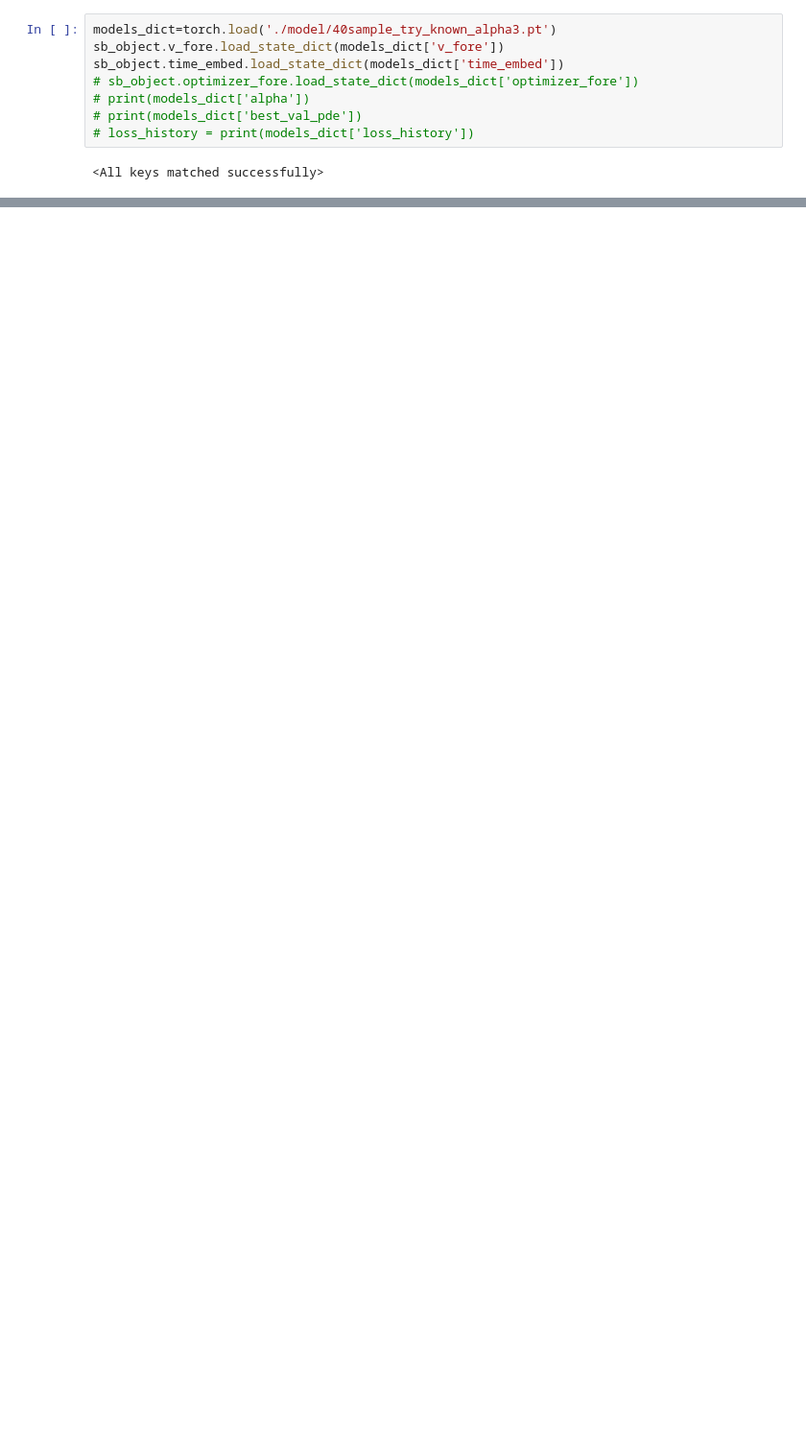
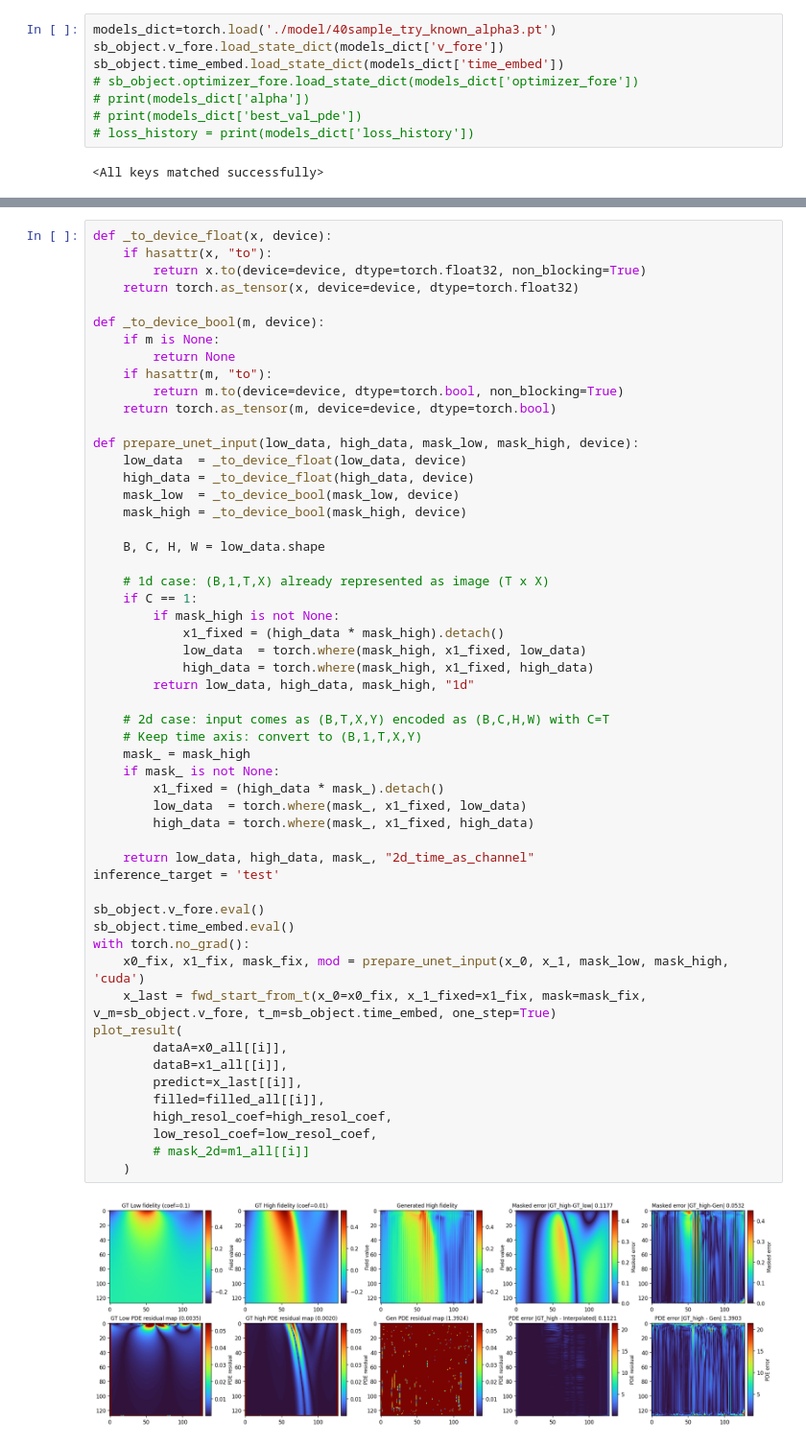
Before and after one commit to DohyunBu/PICSB, a Jupyter notebook: SyukeulimBridge/train_burgers.ipynb, the cells around one changed output, grey strips where cells are left out. Shown at 96% size. Cells and saved outputs as stored; diff of their text form; blank space fills up the shorter version.

```diff
--- a/SyukeulimBridge/train_burgers.ipynb
+++ b/SyukeulimBridge/train_burgers.ipynb
@@ -142,0 +226,56 @@ for i in range(4):
+# %%
+def _to_device_float(x, device):
+    if hasattr(x, "to"):
+        return x.to(device=device, dtype=torch.float32, non_blocking=True)
+    return torch.as_tensor(x, device=device, dtype=torch.float32)
+
+def _to_device_bool(m, device):
+    if m is None:
+        return None
+    if hasattr(m, "to"):
+        return m.to(device=device, dtype=torch.bool, non_blocking=True)
+    return torch.as_tensor(m, device=device, dtype=torch.bool)
+
+def prepare_unet_input(low_data, high_data, mask_low, mask_high, device):
+    low_data  = _to_device_float(low_data, device)
+    high_data = _to_device_float(high_data, device)
+    mask_low  = _to_device_bool(mask_low, device)
+    mask_high = _to_device_bool(mask_high, device)
+
+    B, C, H, W = low_data.shape
+
+    # 1d case: (B,1,T,X) already represented as image (T x X)
+    if C == 1:
+        if mask_high is not None:
+            x1_fixed = (high_data * mask_high).detach()
+            low_data  = torch.where(mask_high, x1_fixed, low_data)
+            high_data = torch.where(mask_high, x1_fixed, high_data)
+        return low_data, high_data, mask_high, "1d"
+
+    # 2d case: input comes as (B,T,X,Y) encoded as (B,C,H,W) with C=T
+    # Keep time axis: convert to (B,1,T,X,Y)
+    mask_ = mask_high
+    if mask_ is not None:
+        x1_fixed = (high_data * mask_).detach()
+        low_data  = torch.where(mask_, x1_fixed, low_data)
+        high_data = torch.where(mask_, x1_fixed, high_data)
+
+    return low_data, high_data, mask_, "2d_time_as_channel"
+inference_target = 'test'
+
+sb_object.v_fore.eval()
+sb_object.time_embed.eval()
+with torch.no_grad():
+    x0_fix, x1_fix, mask_fix, mod = prepare_unet_input(x_0, x_1, mask_low, mask_high, 'cuda')
+    x_last = fwd_start_from_t(x_0=x0_fix, x_1_fixed=x1_fix, mask=mask_fix, v_m=sb_object.v_fore, t_m=sb_object.time_embed, one_step=True)
+plot_result(
+        dataA=x0_all[[i]],
+        dataB=x1_all[[i]],
+        predict=x_last[[i]],
+        filled=filled_all[[i]],
+        high_resol_coef=high_resol_coef,
+        low_resol_coef=low_resol_coef,
+        # mask_2d=m1_all[[i]]
+    )
+# %% [output]
+[figure, added]
```
Also changed, not shown: parts of 3 cells of this notebook, 3 other files.
